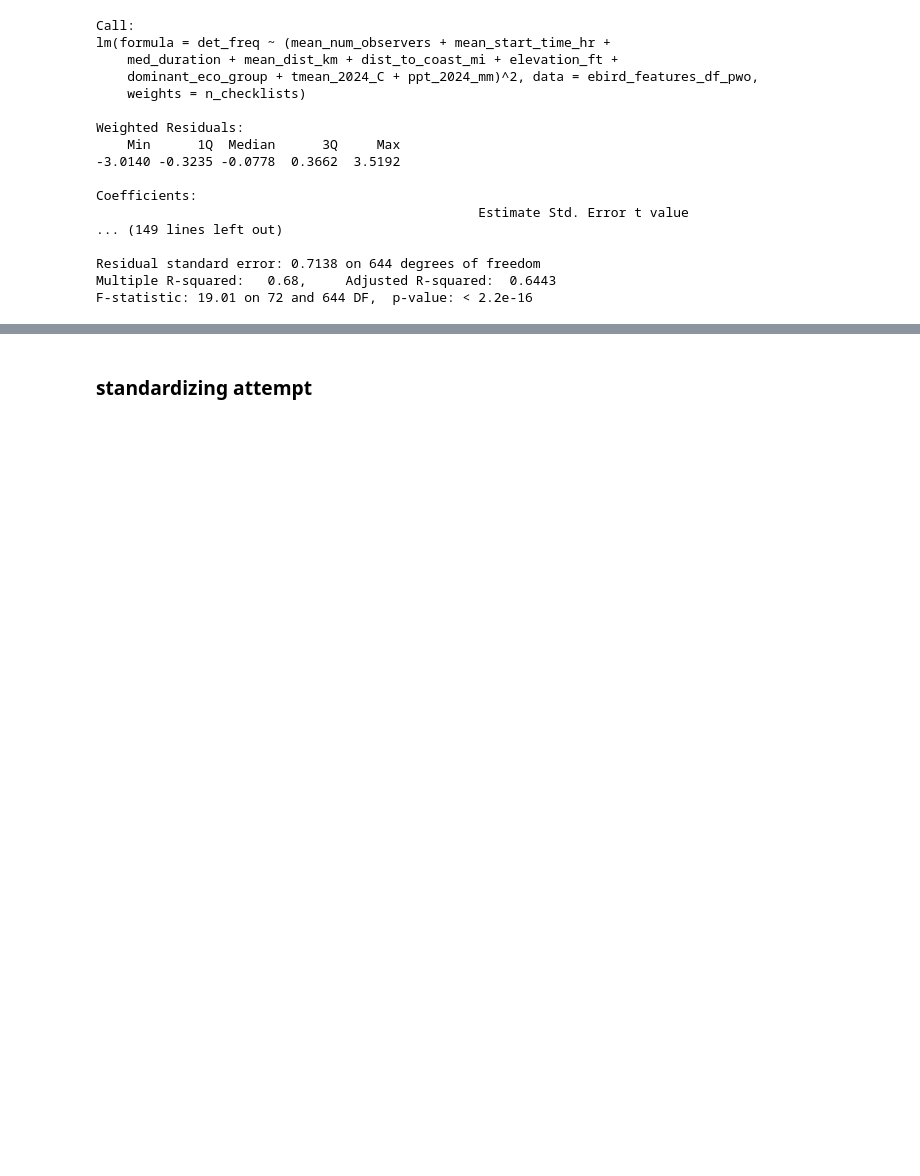
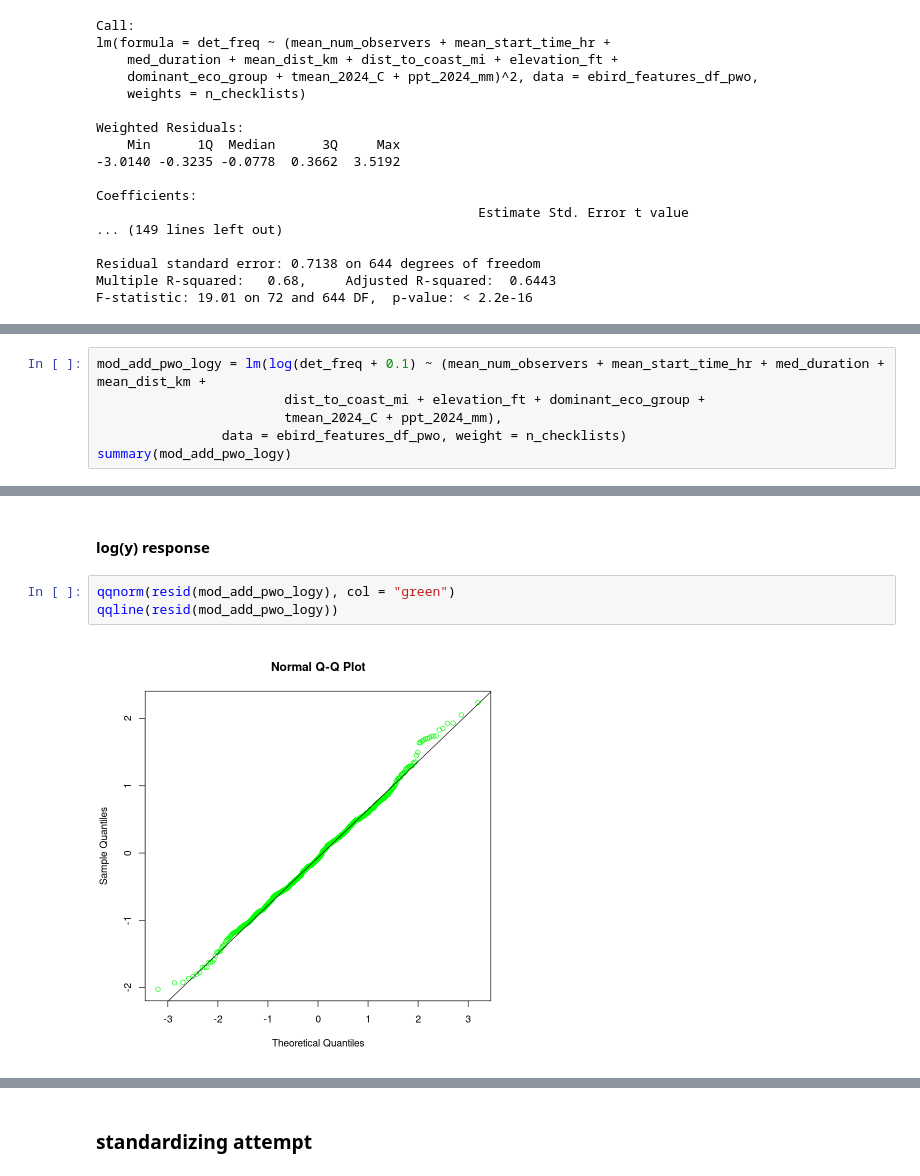
Before and after one commit to jbowen102/STAT_420_Final_Project, a Jupyter notebook: ebird_modeling.ipynb, the cells around one changed output, grey strips where cells are left out. Drawn from its saved outputs; the diff is of its cells as text; blank space fills up the shorter version.

```diff
--- a/ebird_modeling.ipynb
+++ b/ebird_modeling.ipynb
@@ -568,0 +624,6 @@ qqline(resid(mod_int_pwo))
+# %%
+mod_add_pwo_logy = lm(log(det_freq + 0.1) ~ (mean_num_observers + mean_start_time_hr + med_duration + mean_dist_km +
+                        dist_to_coast_mi + elevation_ft + dominant_eco_group +
+                        tmean_2024_C + ppt_2024_mm),
+                data = ebird_features_df_pwo, weight = n_checklists)
+summary(mod_add_pwo_logy)
@@ -568,0 +1002,7 @@ qqline(resid(mod_int_pwo))
+# %% [markdown]
+#### log(y) response
+# %%
+qqnorm(resid(mod_add_pwo_logy), col = "green")
+qqline(resid(mod_add_pwo_logy))
+# %% [output]
+[figure, added]
```
Also changed, not shown: parts of 64 cells of this notebook.
